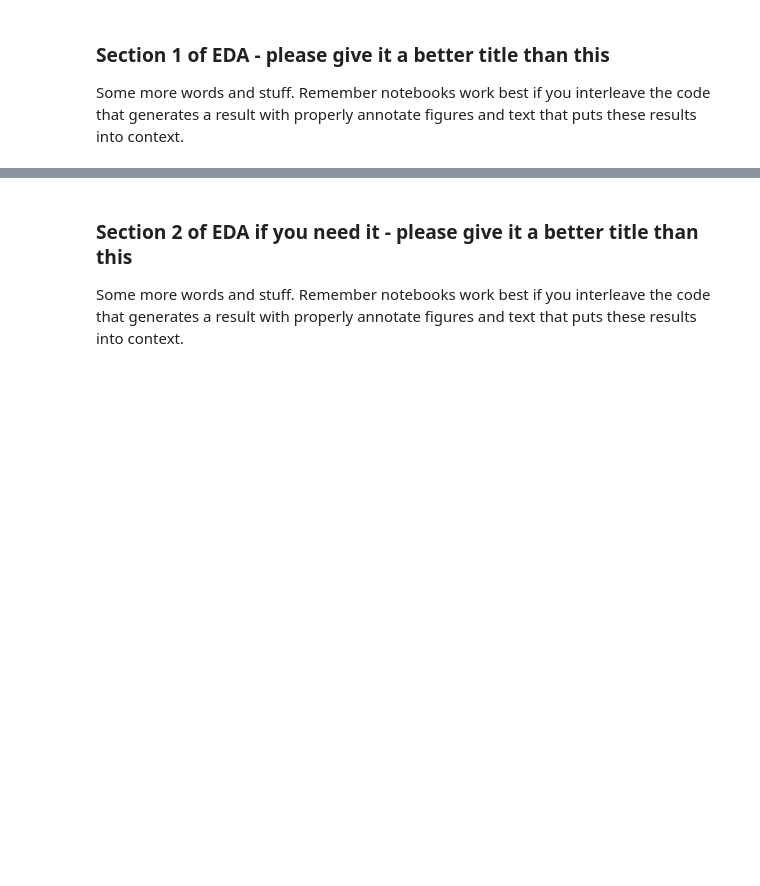
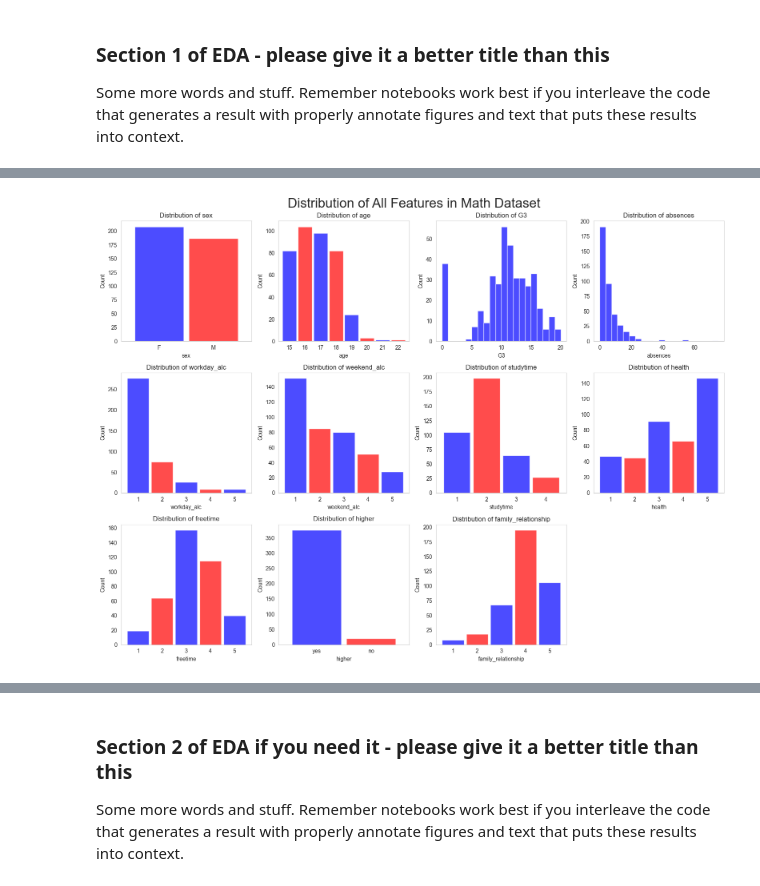
Before and after one commit to COGS108/Group088_WI24, a Jupyter notebook: EDACheckpoint_Group088_WI24.ipynb, the cells around one changed output, grey strips where cells are left out. Saved outputs shown, nothing was run; the diff lists cells and outputs as text; code cells hidden in the pictures; blank space fills up the shorter version.

```diff
--- a/EDACheckpoint_Group088_WI24.ipynb
+++ b/EDACheckpoint_Group088_WI24.ipynb
@@ -219,6 +219,9 @@ por_df.rename(columns={'Dalc': 'workday_alc'}, inplace=True)
 
 math_df.rename(columns={'Walc': 'weekend_alc'}, inplace=True)
 por_df.rename(columns={'Walc': 'weekend_alc'}, inplace=True)
+# %%
+# Features to work on
+selected_features = ['sex', 'age', 'G3', 'absences', 'workday_alc', 'weekend_alc', 'studytime', 'health', 'freetime', 'higher', 'family_relationship']
 # %%
 # Check if there is still any null values
 print("Math dataset:")
@@ -320,0 +328,36 @@ Some more words and stuff.  Remember notebooks work best if you interleave the c
+# %%
+# Adjusting the figure size and layout to accommodate all selected features
+fig, axs = plt.subplots(nrows=3, ncols=4, figsize=(16, 12))
+axs = axs.flatten()
+fig.suptitle('Distribution of All Features in Math Dataset', fontsize=24)
+
+# Pre-setting for consistency in plots
+bar_colors = ['blue', 'red']
+alpha_val = 0.7
+width_val = 0.9
+
+# Loop through each feature and create its plot
+for i, feature in enumerate(selected_features):
+    if feature in ['sex', 'higher']:
+        math_df[feature].value_counts().plot(kind='bar', color=bar_colors, alpha=alpha_val, width=width_val, ax=axs[i])
+    else:
+        if math_df[feature].dtype == 'object' or len(math_df[feature].unique()) < 10:
+            math_df[feature].value_counts().sort_index().plot(kind='bar', color=bar_colors, alpha=alpha_val, width=width_val, ax=axs[i])
+        else:
+            math_df[feature].plot(kind='hist', bins=20, color=bar_colors[0], alpha=alpha_val, ax=axs[i])
+    axs[i].set_title(f'Distribution of {feature}')
+    axs[i].set_xlabel(feature)
+    axs[i].set_ylabel('Count')
+    axs[i].tick_params(axis='x', rotation=0)
+    axs[i].grid(False)
+
+plt.tight_layout()
+
+# Hide any unused axes in case of an odd number of selected features
+for ax in axs[len(selected_features):]:
+    ax.set_visible(False)
+
+
+plt.show()
+# %% [output]
+[figure, added]
```
Also changed, not shown: parts of 17 cells of this notebook.
